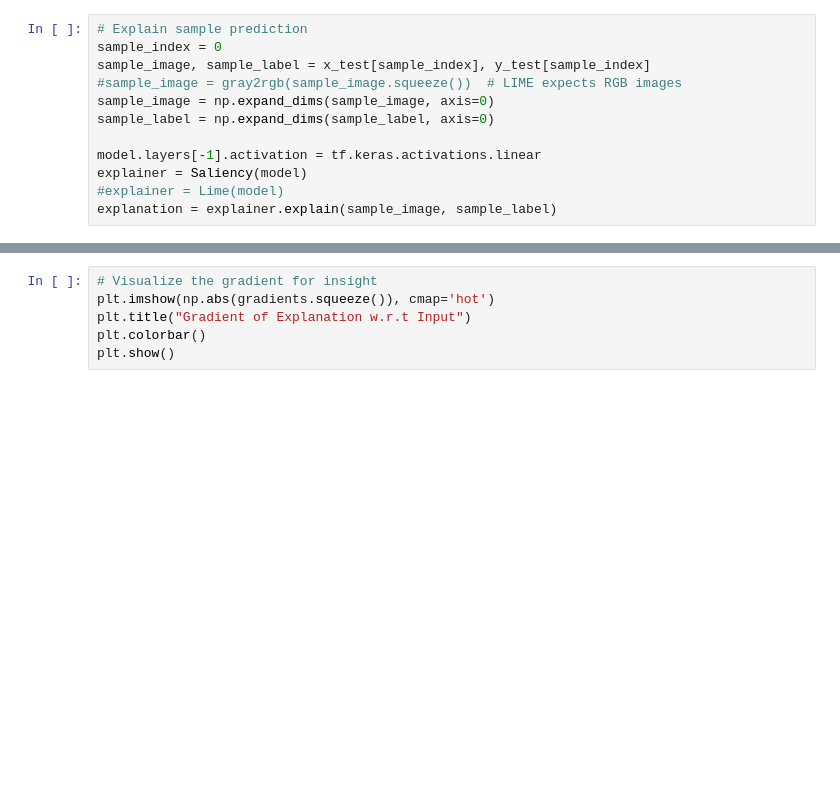
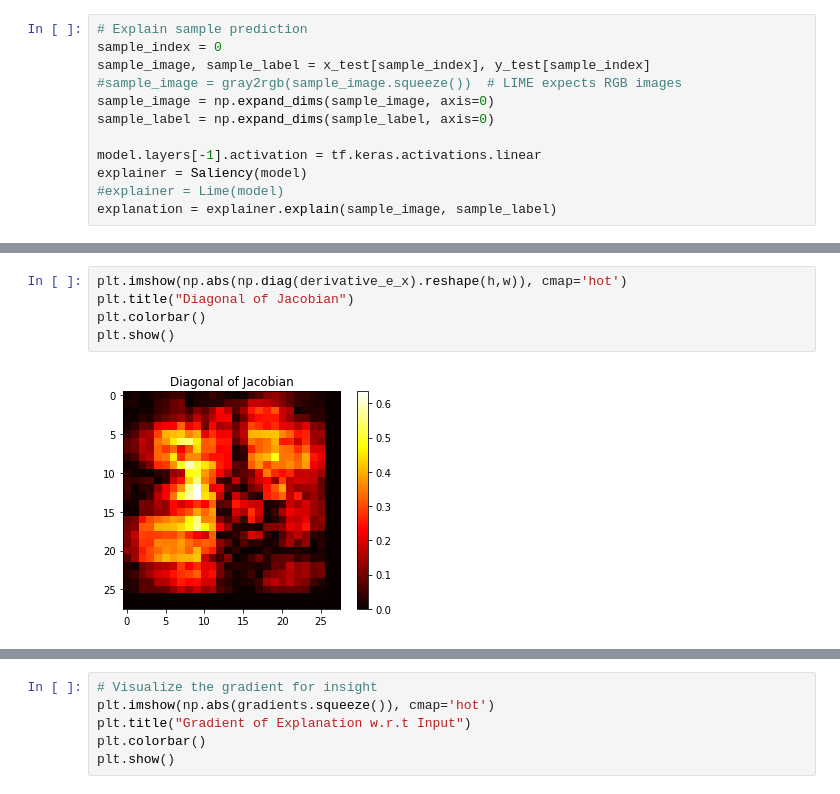
Before and after one commit to TeodorChiaburu/UXAI, a Jupyter notebook: Input_Perturbation.ipynb, the cells around one changed output, grey strips where cells are left out. Saved outputs shown, nothing was run; the diff lists cells and outputs as text; blank space fills up the shorter version.

```diff
--- a/Input_Perturbation.ipynb
+++ b/Input_Perturbation.ipynb
@@ -126,0 +168,7 @@ $$Var(e(\widetilde{x},\hat{y})) \approx \sigma^2 ||\nabla_x e(x,\hat{y})||_2^2$$
+# %%
+plt.imshow(np.abs(np.diag(derivative_e_x).reshape(h,w)), cmap='hot')
+plt.title("Diagonal of Jacobian")
+plt.colorbar()
+plt.show()
+# %% [output]
+[figure, added]
```
Also changed, not shown: parts of 13 cells of this notebook.
